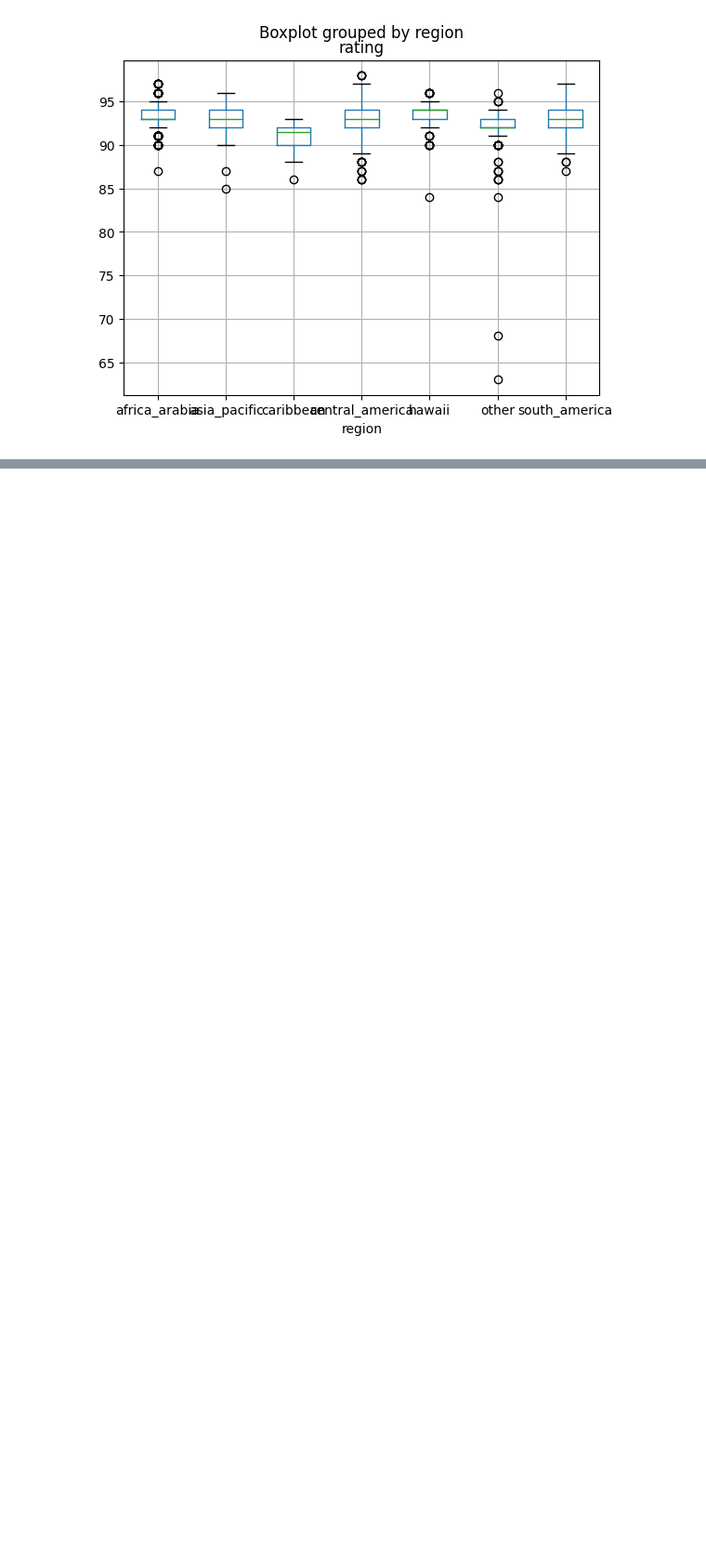
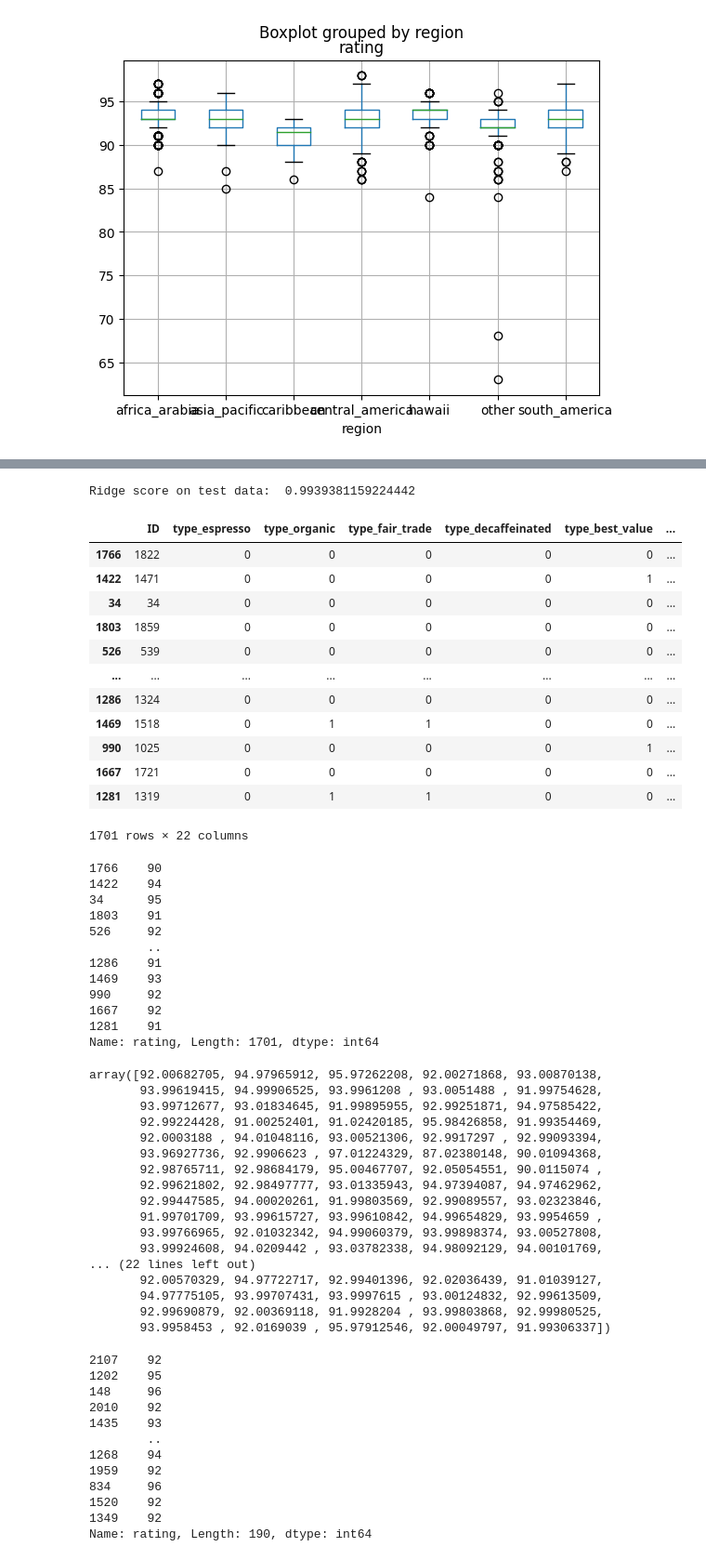
Before and after one commit to DATA-606-SPRING-2023-TUE/nicholas_data606, a Jupyter notebook: src/Regression.ipynb, the cells around one changed output, grey strips where cells are left out. Shown: that part at 93% size. Saved outputs shown, nothing was run; the diff lists cells and outputs as text; code cells hidden in the pictures; blank space fills up the shorter version.

```diff
--- a/src/Regression.ipynb
+++ b/src/Regression.ipynb
@@ -119,0 +237,69 @@ type_decaffeinated         -0.106062             -0.011917         -0.005045
+# %%
+from sklearn.linear_model import Ridge
+
+ridge = Ridge()
+ridge.fit(X_train, y_train)
+y_pred = ridge.predict(X_test)
+print("Ridge score on test data: ", ridge.score(X_test, y_test))
+# %% [output]
+Ridge score on test data:  0.9939381159224442
+# %%
+display(X_train)
+display(y_train)
+display(y_pred)
+display(y_test)
+# %% [output]
+|  | ID | type_espresso | type_organic | type_fair_trade | type_decaffeinated | type_best_value | ... |
+| 1766 | 1822 | 0 | 0 | 0 | 0 | 0 | ... |
+| 1422 | 1471 | 0 | 0 | 0 | 0 | 1 | ... |
+| 34 | 34 | 0 | 0 | 0 | 0 | 0 | ... |
+| 1803 | 1859 | 0 | 0 | 0 | 0 | 0 | ... |
+| 526 | 539 | 0 | 0 | 0 | 0 | 0 | ... |
+| ... | ... | ... | ... | ... | ... | ... | ... |
+| 1286 | 1324 | 0 | 0 | 0 | 0 | 0 | ... |
+| 1469 | 1518 | 0 | 1 | 1 | 0 | 0 | ... |
+| 990 | 1025 | 0 | 0 | 0 | 0 | 1 | ... |
+| 1667 | 1721 | 0 | 0 | 0 | 0 | 0 | ... |
+| 1281 | 1319 | 0 | 1 | 1 | 0 | 0 | ... |
+1701 rows × 22 columns
+1766    90
+1422    94
+34      95
+1803    91
+526     92
+        ..
+1286    91
+1469    93
+990     92
+1667    92
+1281    91
+Name: rating, Length: 1701, dtype: int64
+array([92.00682705, 94.97965912, 95.97262208, 92.00271868, 93.00870138,
+       93.99619415, 94.99906525, 93.9961208 , 93.0051488 , 91.99754628,
+       93.99712677, 93.01834645, 91.99895955, 92.99251871, 94.97585422,
+       92.99224428, 91.00252401, 91.02420185, 95.98426858, 91.99354469,
+       92.0003188 , 94.01048116, 93.00521306, 92.9917297 , 92.99093394,
+       93.96927736, 92.9906623 , 97.01224329, 87.02380148, 90.01094368,
+       92.98765711, 92.98684179, 95.00467707, 92.05054551, 90.0115074 ,
+       92.99621802, 92.98497777, 93.01335943, 94.97394087, 94.97462962,
+       92.99447585, 94.00020261, 91.99803569, 92.99089557, 93.02323846,
+       91.99701709, 93.99615727, 93.99610842, 94.99654829, 93.9954659 ,
+       93.99766965, 92.01032342, 94.99060379, 93.99898374, 93.00527808,
+       93.99924608, 94.0209442 , 93.03782338, 94.98092129, 94.00101769,
+... (22 lines left out)
+       92.00570329, 94.97722717, 92.99401396, 92.02036439, 91.01039127,
+       94.97775105, 93.99707431, 93.9997615 , 93.00124832, 92.99613509,
+       92.99690879, 92.00369118, 91.9928204 , 93.99803868, 92.99980525,
+       93.9958453 , 92.0169039 , 95.97912546, 92.00049797, 91.99306337])
+2107    92
+1202    95
+148     96
+2010    92
+1435    93
+        ..
+1268    94
+1959    92
+834     96
+1520    92
+1349    92
+Name: rating, Length: 190, dtype: int64
```
Also changed, not shown: parts of 14 cells of this notebook.
